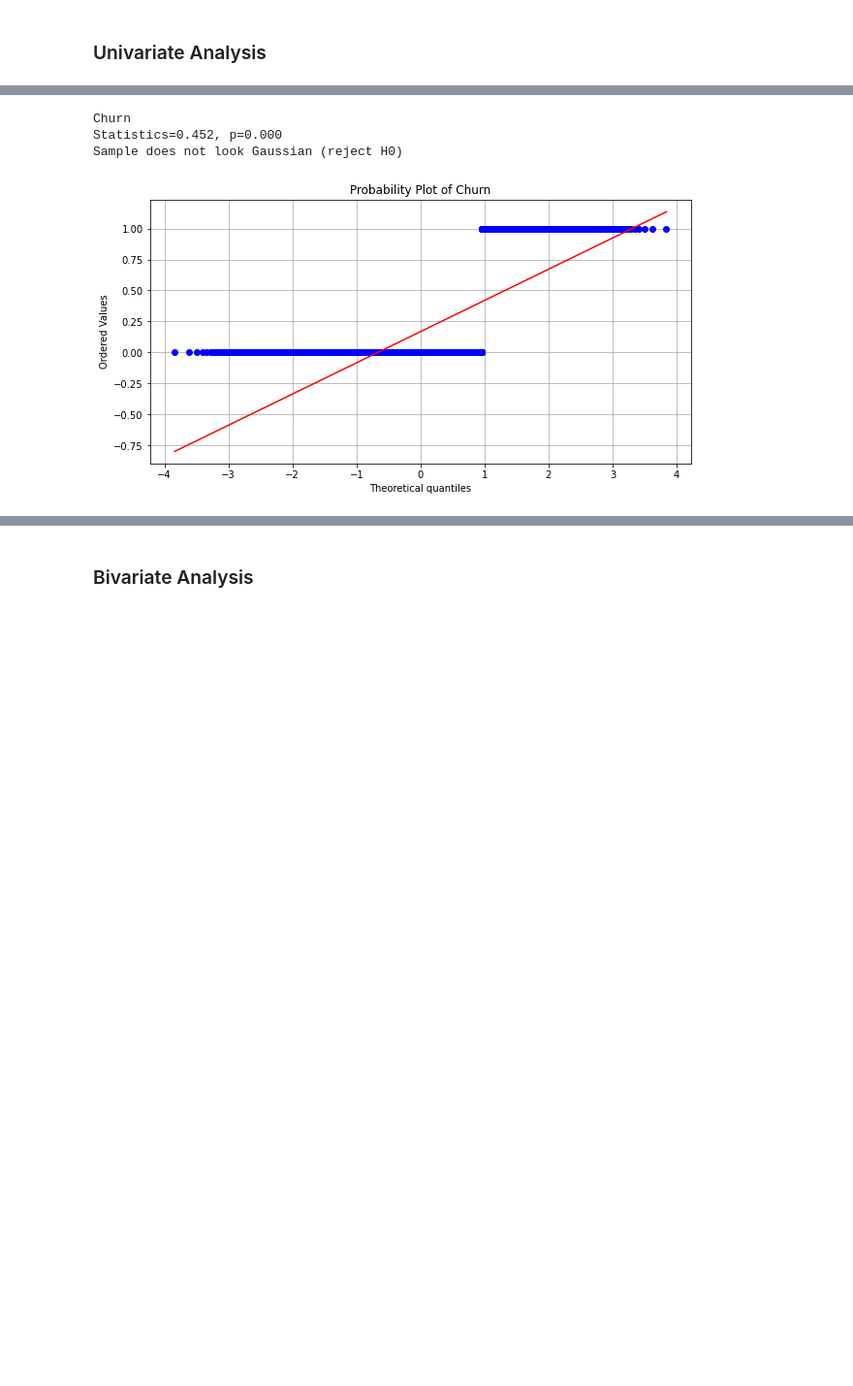
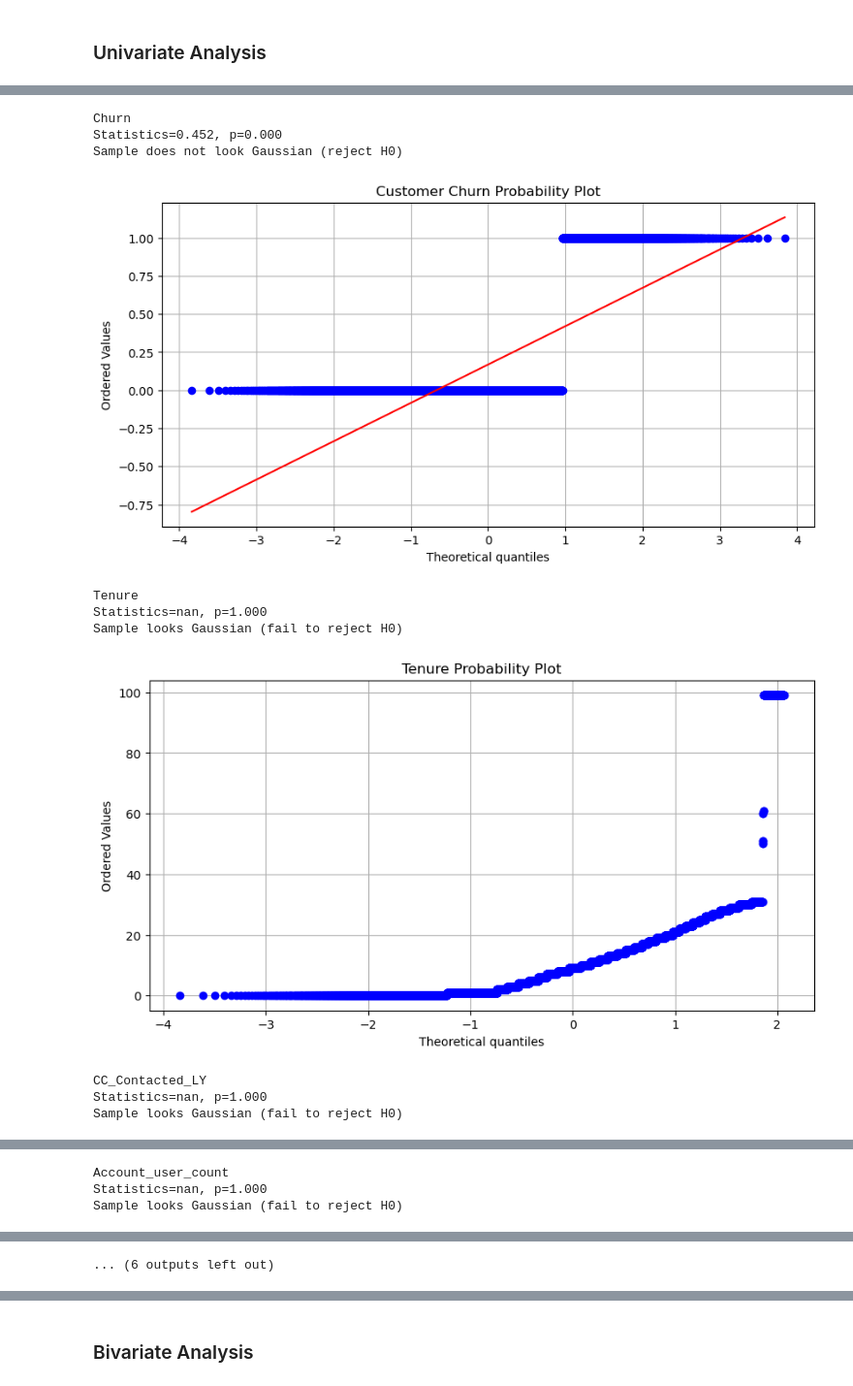
Before and after one commit to nccoutinho/Customer-Churn-Analysis, a Jupyter notebook: Customer Churn Analysis_Python.ipynb, the cells around one changed output, grey strips where cells are left out. Shown at 97% size. Cells and saved outputs as stored; diff of their text form; code cells hidden in the pictures; blank space fills up the shorter version.

Commit message:
efficient graphs

```diff
--- a/Customer Churn Analysis_Python.ipynb
+++ b/Customer Churn Analysis_Python.ipynb
@@ -340,25 +320,33 @@ skew value of revenue per month is 9.093908709380536
 # %%
-print("Churn")
-stat, p = shapiro(churn['Churn'])
-print('Statistics=%.3f, p=%.3f' % (stat, p))
+for column in columns_to_visualize:
+    print(column)
+    stat, p = shapiro(churn[column])
+    print(f'Statistics={stat:.3f}, p={p:.3f}')
 
-alpha = 0.05
-if p > alpha:
-    print('Sample looks Gaussian (fail to reject H0)')
-else:
-    print('Sample does not look Gaussian (reject H0)')
+    # Shapiro-Wilk test
+    alpha = 0.05
+    if p > alpha:
+        print('Sample looks Gaussian (fail to reject H0)')
+    else:
+        print('Sample does not look Gaussian (reject H0)')
 
+    # Probability plot
+    plt.figure(figsize=[10,5])
 
+    stats.probplot(churn[column], plot=plt);
+    plt.title(f"{columns_to_visualize.get(column, column)} Probability Plot")
+    plt.grid("True")
 
-plt.figure(figsize=[10,5])
-
-stats.probplot(churn['Churn'], plot=plt);
-plt.title("Probability Plot of Churn")
-plt.grid("True")
-
-plt.show()
+    plt.show()
 # %% [output]
 Churn
 Statistics=0.452, p=0.000
 Sample does not look Gaussian (reject H0)
-[figure, old version]
+[figure, new version]
+Tenure
+Statistics=nan, p=1.000
+Sample looks Gaussian (fail to reject H0)
+[figure, added]
+CC_Contacted_LY
+Statistics=nan, p=1.000
+Sample looks Gaussian (fail to reject H0)
@@ -364,0 +354,3 @@ Sample does not look Gaussian (reject H0)
+Account_user_count
+Statistics=nan, p=1.000
+Sample looks Gaussian (fail to reject H0)
@@ -364,0 +366 @@ Sample does not look Gaussian (reject H0)
+... (6 outputs left out)
```
Also changed, not shown: parts of 34 cells of this notebook.
